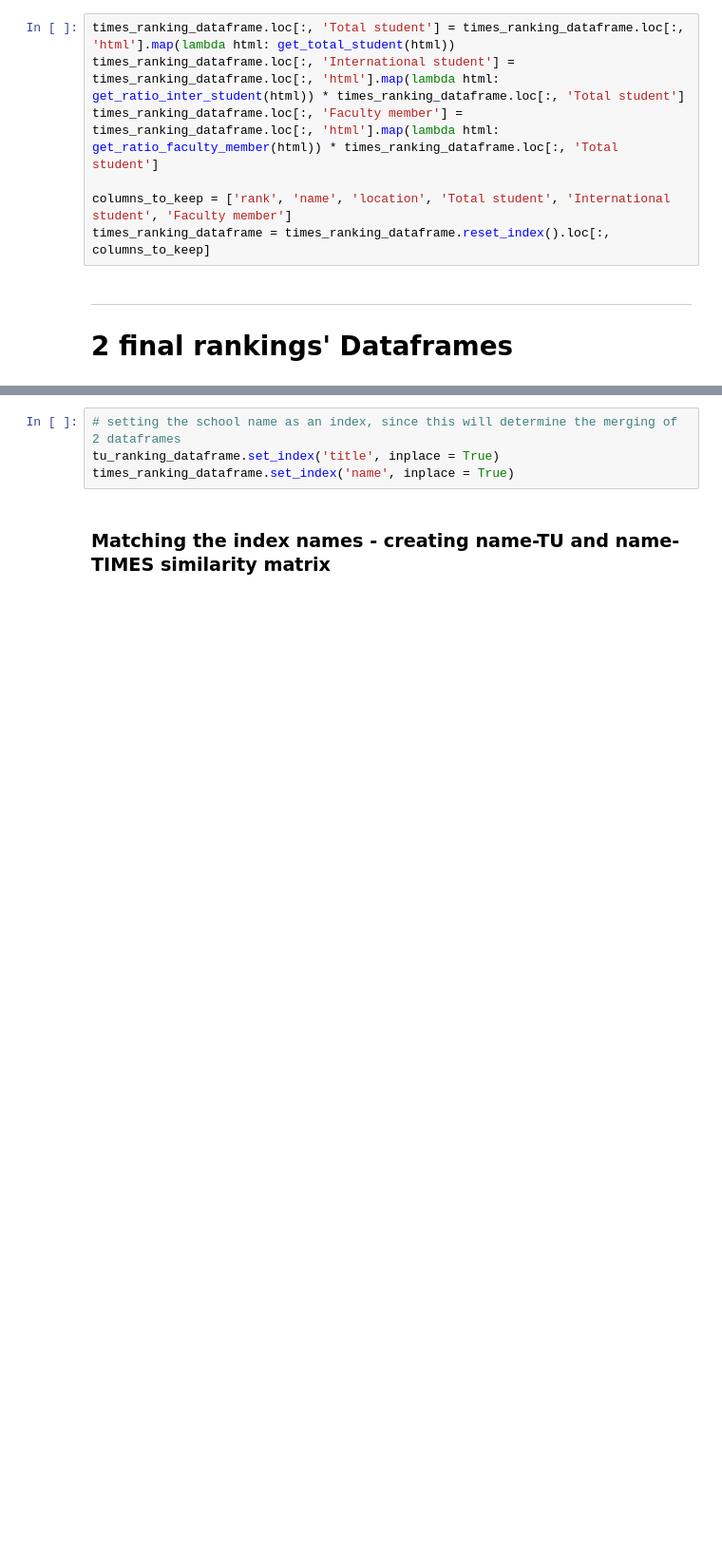
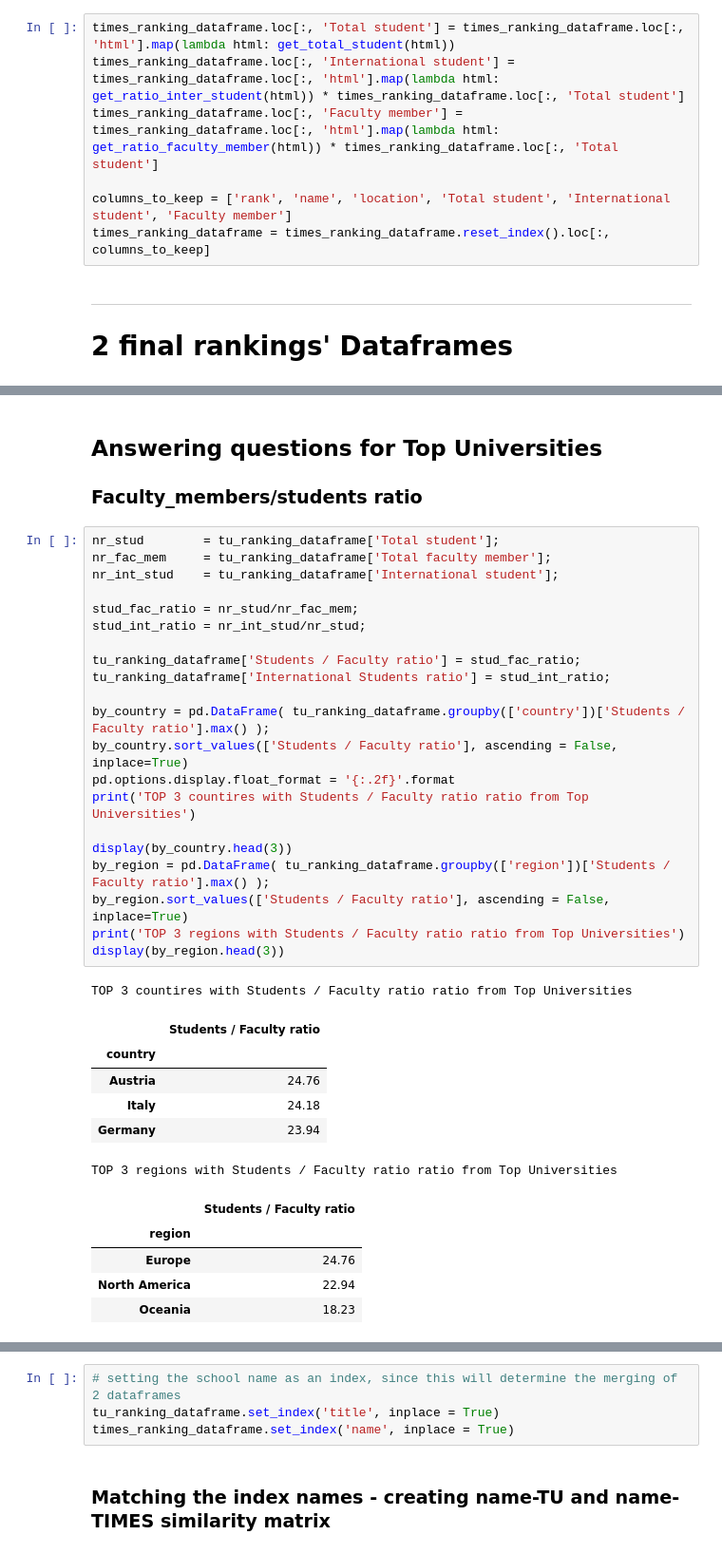
Before and after one commit to Amaumaury/ada-2017, a Jupyter notebook: 02 - Data from the Web/Homework2.ipynb, the cells around one changed output, grey strips where cells are left out. Shown at 95% size. Saved outputs shown, nothing was run; the diff lists cells and outputs as text; blank space fills up the shorter version.

Commit message:
Added Answers to 1) and 2), did 5)

```diff
--- a/02 - Data from the Web/Homework2.ipynb
+++ b/02 - Data from the Web/Homework2.ipynb
@@ -239,0 +240,37 @@ times_ranking_dataframe.head()
+# %% [markdown]
+## Answering questions for Top Universities
+### Faculty_members/students ratio
+# %%
+nr_stud        = tu_ranking_dataframe['Total student'];
+nr_fac_mem     = tu_ranking_dataframe['Total faculty member'];
+nr_int_stud    = tu_ranking_dataframe['International student'];
+
+stud_fac_ratio = nr_stud/nr_fac_mem;
+stud_int_ratio = nr_int_stud/nr_stud;
+
+tu_ranking_dataframe['Students / Faculty ratio'] = stud_fac_ratio;
+tu_ranking_dataframe['International Students ratio'] = stud_int_ratio;
+
+by_country = pd.DataFrame( tu_ranking_dataframe.groupby(['country'])['Students / Faculty ratio'].max() );
+by_country.sort_values(['Students / Faculty ratio'], ascending = False, inplace=True)
+pd.options.display.float_format = '{:.2f}'.format
+print('TOP 3 countires with Students / Faculty ratio ratio from Top Universities')
+
+display(by_country.head(3))
+by_region = pd.DataFrame( tu_ranking_dataframe.groupby(['region'])['Students / Faculty ratio'].max() );
+by_region.sort_values(['Students / Faculty ratio'], ascending = False, inplace=True)
+print('TOP 3 regions with Students / Faculty ratio ratio from Top Universities')
+display(by_region.head(3))
+# %% [output]
+TOP 3 countires with Students / Faculty ratio ratio from Top Universities
+|  | Students / Faculty ratio |
+| country |  |
+| Austria | 24.76 |
+| Italy | 24.18 |
+| Germany | 23.94 |
+TOP 3 regions with Students / Faculty ratio ratio from Top Universities
+|  | Students / Faculty ratio |
+| region |  |
+| Europe | 24.76 |
+| North America | 22.94 |
+| Oceania | 18.23 |
```
Also changed, not shown: parts of 16 cells of this notebook.
